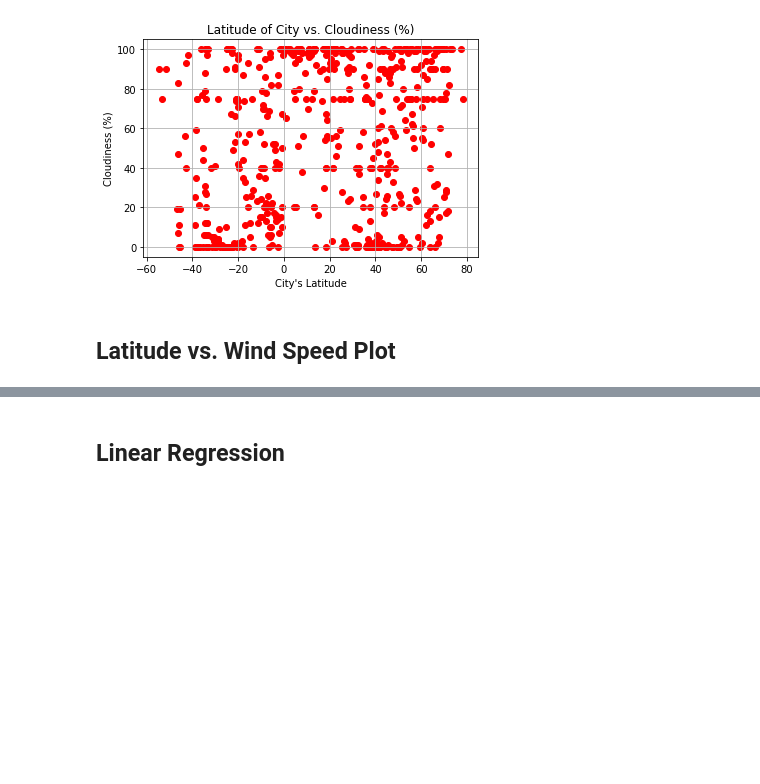
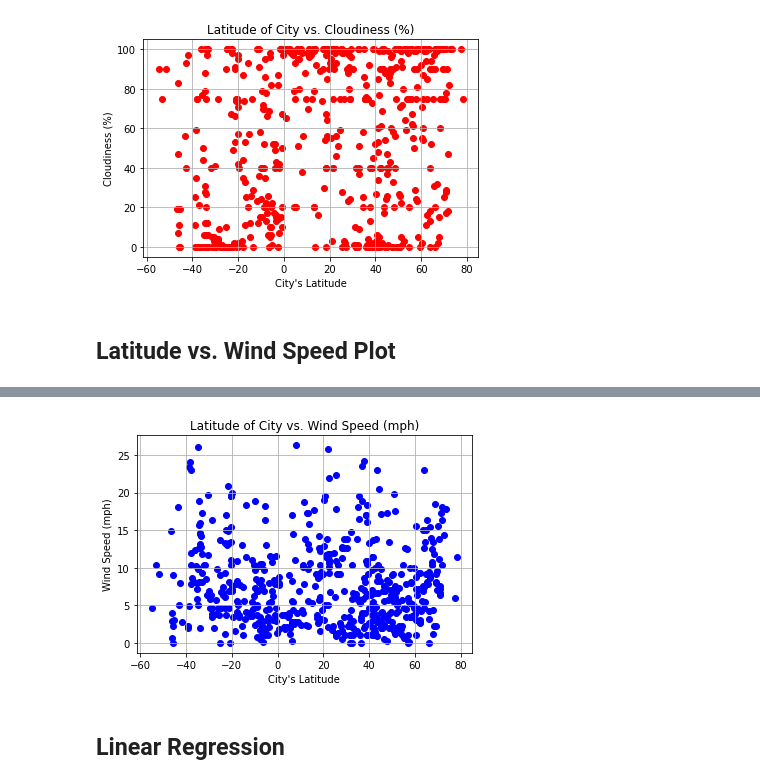
Before and after one commit to tatianafrattale/python-api-challenge, a Jupyter notebook: WeatherPy/WeatherPy.ipynb, the cells around one changed output, grey strips where cells are left out. Saved outputs shown, nothing was run; the diff lists cells and outputs as text; code cells hidden in the pictures; blank space fills up the shorter version.

Commit message:
lat vs wind speed plot

```diff
--- a/WeatherPy/WeatherPy.ipynb
+++ b/WeatherPy/WeatherPy.ipynb
@@ -238,3 +235,17 @@ plt.savefig('../output_data/lat_vs_cloud.png')
+# %%
+# Create plot
+plt.scatter(weather_df["Lat"], weather_df["Wind Speed"], marker= "o", color= "blue")
+
+# Format
+plt.xlabel("City's Latitude")
+plt.ylabel("Wind Speed (mph)")
+plt.title("Latitude of City vs. Wind Speed (mph)")
+plt.grid(True)
+
+# Save figure
+plt.savefig('../output_data/lat_vs_wind.png')
+# %% [output]
+[figure, added]
 # %% [markdown]
 ## Linear Regression
 # %% [markdown]
```
Also changed, not shown: parts of 1 cell of this notebook, 1 other file.
